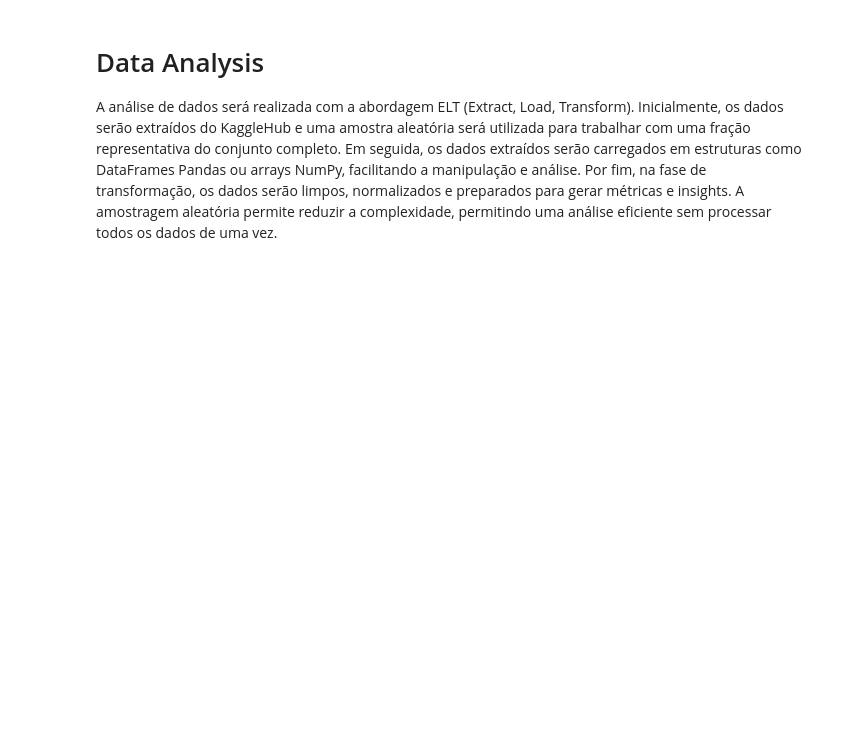
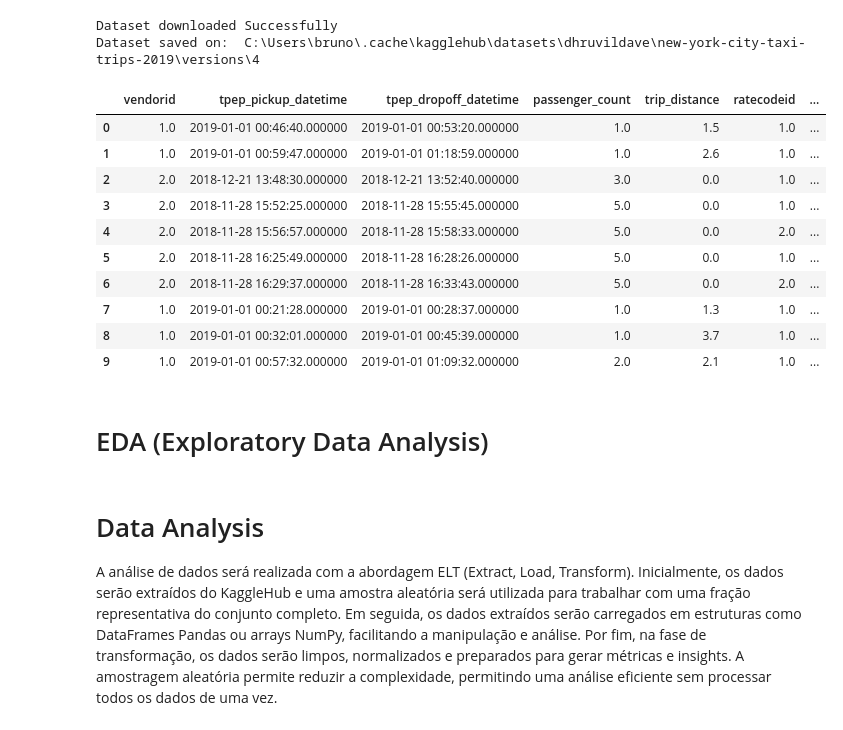
Before and after one commit to LeoSousa155/DataScience, a Jupyter notebook: main.ipynb, the cells around one changed output. Cells and saved outputs as stored; diff of their text form; code cells hidden in the pictures; blank space fills up the shorter version.

Commit message:
Trip Analyzer feito he he he

```diff
--- a/main.ipynb
+++ b/main.ipynb
@@ -63,3 +480,27 @@ O dataset inclui as seguintes colunas:
+# %%
+# Testing implementation
+
+# as tabelas vão de "\\2019\\2019-01.sqlite" a "\\2019\\2019-12.sqlite"
+
+sql_loader = KagglehubSQLiteLoader("dhruvildave/new-york-city-taxi-trips-2019", "\\2019\\2019-01.sqlite")
+df = sql_loader.get_table_dataframe_nrows("tripdata", 10)
+df
+# %% [output]
+Dataset downloaded Successfully
+Dataset saved on:  C:\Users\bruno\.cache\kagglehub\datasets\dhruvildave\new-york-city-taxi-trips-2019\versions\4
+|  | vendorid | tpep_pickup_datetime | tpep_dropoff_datetime | passenger_count | trip_distance | ratecodeid | ... |
+| 0 | 1.0 | 2019-01-01 00:46:40.000000 | 2019-01-01 00:53:20.000000 | 1.0 | 1.5 | 1.0 | ... |
+| 1 | 1.0 | 2019-01-01 00:59:47.000000 | 2019-01-01 01:18:59.000000 | 1.0 | 2.6 | 1.0 | ... |
+| 2 | 2.0 | 2018-12-21 13:48:30.000000 | 2018-12-21 13:52:40.000000 | 3.0 | 0.0 | 1.0 | ... |
+| 3 | 2.0 | 2018-11-28 15:52:25.000000 | 2018-11-28 15:55:45.000000 | 5.0 | 0.0 | 1.0 | ... |
+| 4 | 2.0 | 2018-11-28 15:56:57.000000 | 2018-11-28 15:58:33.000000 | 5.0 | 0.0 | 2.0 | ... |
+| 5 | 2.0 | 2018-11-28 16:25:49.000000 | 2018-11-28 16:28:26.000000 | 5.0 | 0.0 | 1.0 | ... |
+| 6 | 2.0 | 2018-11-28 16:29:37.000000 | 2018-11-28 16:33:43.000000 | 5.0 | 0.0 | 2.0 | ... |
+| 7 | 1.0 | 2019-01-01 00:21:28.000000 | 2019-01-01 00:28:37.000000 | 1.0 | 1.3 | 1.0 | ... |
+| 8 | 1.0 | 2019-01-01 00:32:01.000000 | 2019-01-01 00:45:39.000000 | 1.0 | 3.7 | 1.0 | ... |
+| 9 | 1.0 | 2019-01-01 00:57:32.000000 | 2019-01-01 01:09:32.000000 | 2.0 | 2.1 | 1.0 | ... |
+# %% [markdown]
+# EDA (Exploratory Data Analysis)
 # %%
 # Libraries
 
```
Also changed, not shown: parts of 10 cells of this notebook.
